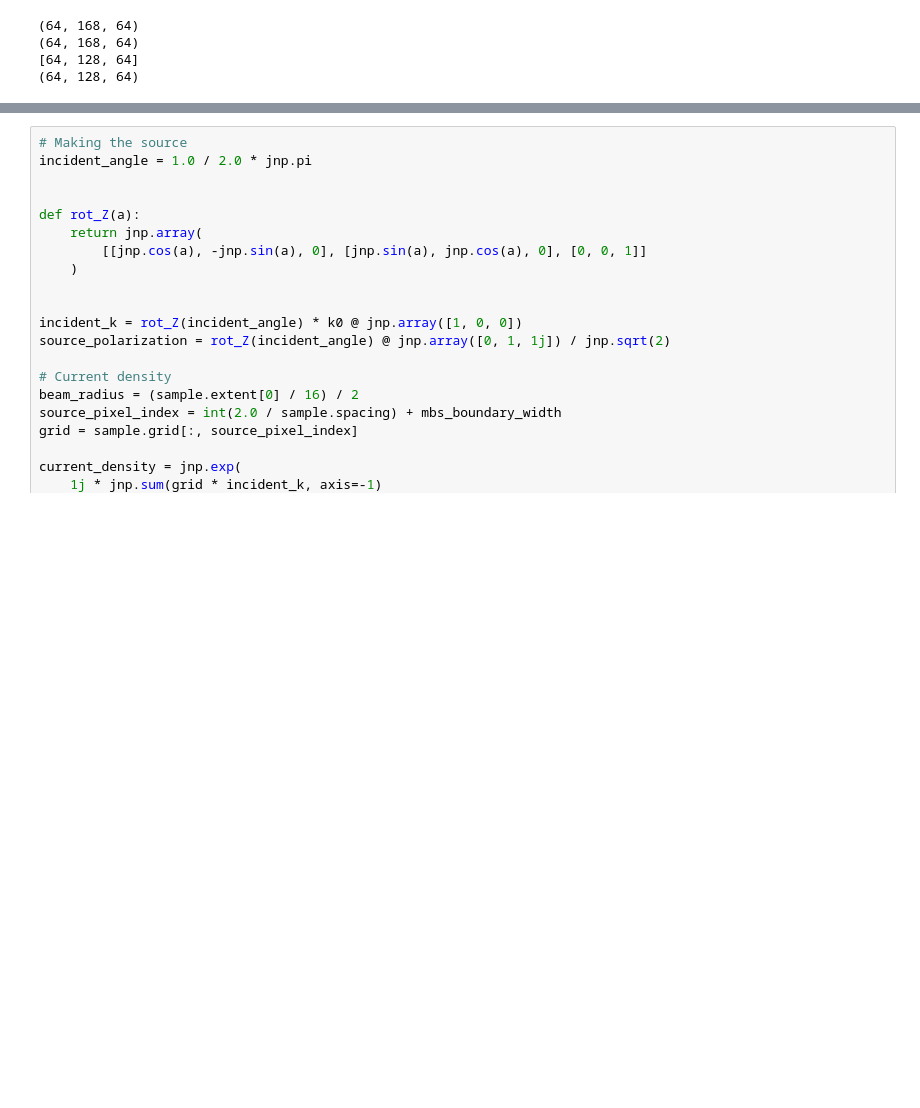
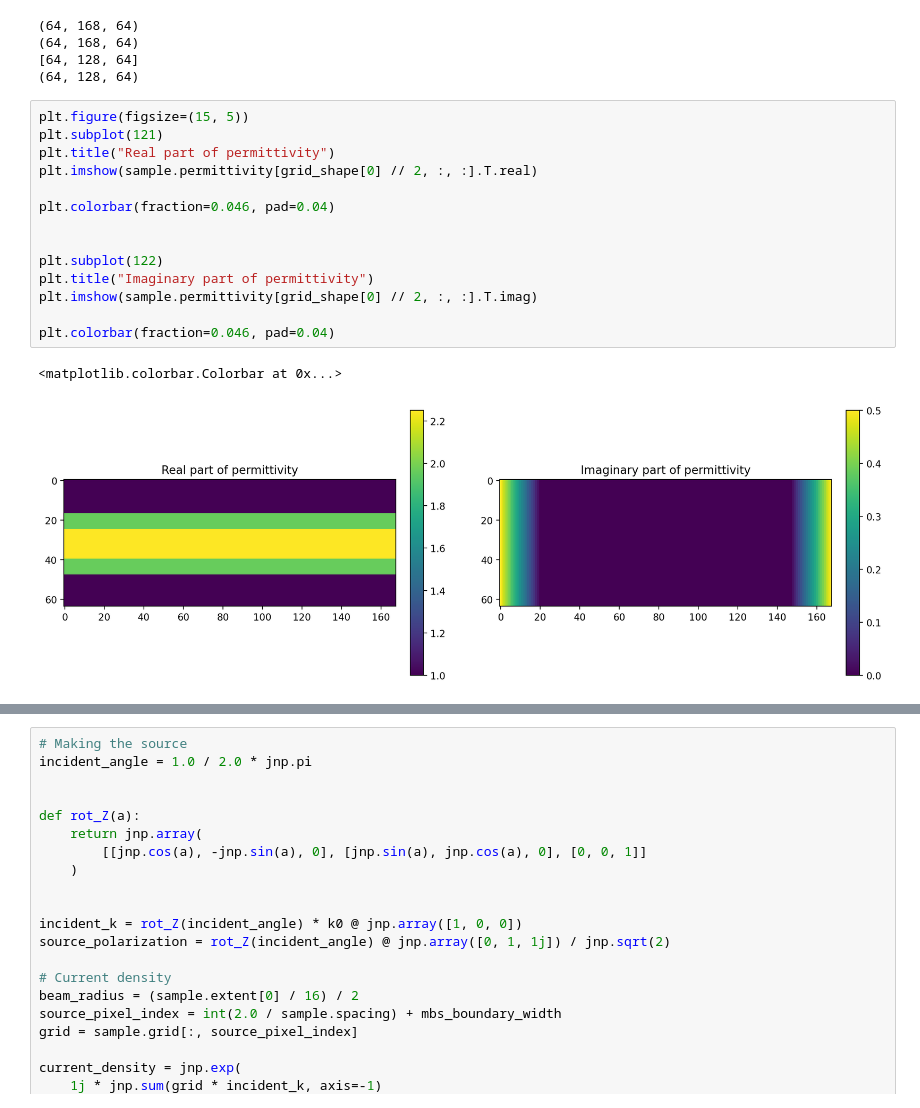
Before and after one commit to JackSPearce/chromatix, a Jupyter notebook: docs/examples/modified_born_3d.ipynb, the cells around one changed output, grey strips where cells are left out. Drawn from its saved outputs; the diff is of its cells as text; blank space fills up the shorter version.

```diff
--- a/docs/examples/modified_born_3d.ipynb
+++ b/docs/examples/modified_born_3d.ipynb
@@ -156,6 +197,23 @@ print(object.shape)
 (64, 168, 64)
 [64, 128, 64]
 (64, 128, 64)
+# %%
+plt.figure(figsize=(15, 5))
+plt.subplot(121)
+plt.title("Real part of permittivity")
+plt.imshow(sample.permittivity[grid_shape[0] // 2, :, :].T.real)
+
+plt.colorbar(fraction=0.046, pad=0.04)
+
+
+plt.subplot(122)
+plt.title("Imaginary part of permittivity")
+plt.imshow(sample.permittivity[grid_shape[0] // 2, :, :].T.imag)
+
+plt.colorbar(fraction=0.046, pad=0.04)
+# %% [output]
+<matplotlib.colorbar.Colorbar at 0x...>
+[figure, added]
 # %%
 plt.figure(figsize=(15, 5))
 plt.subplot(121)
```
Also changed, not shown: parts of 10 cells of this notebook.
